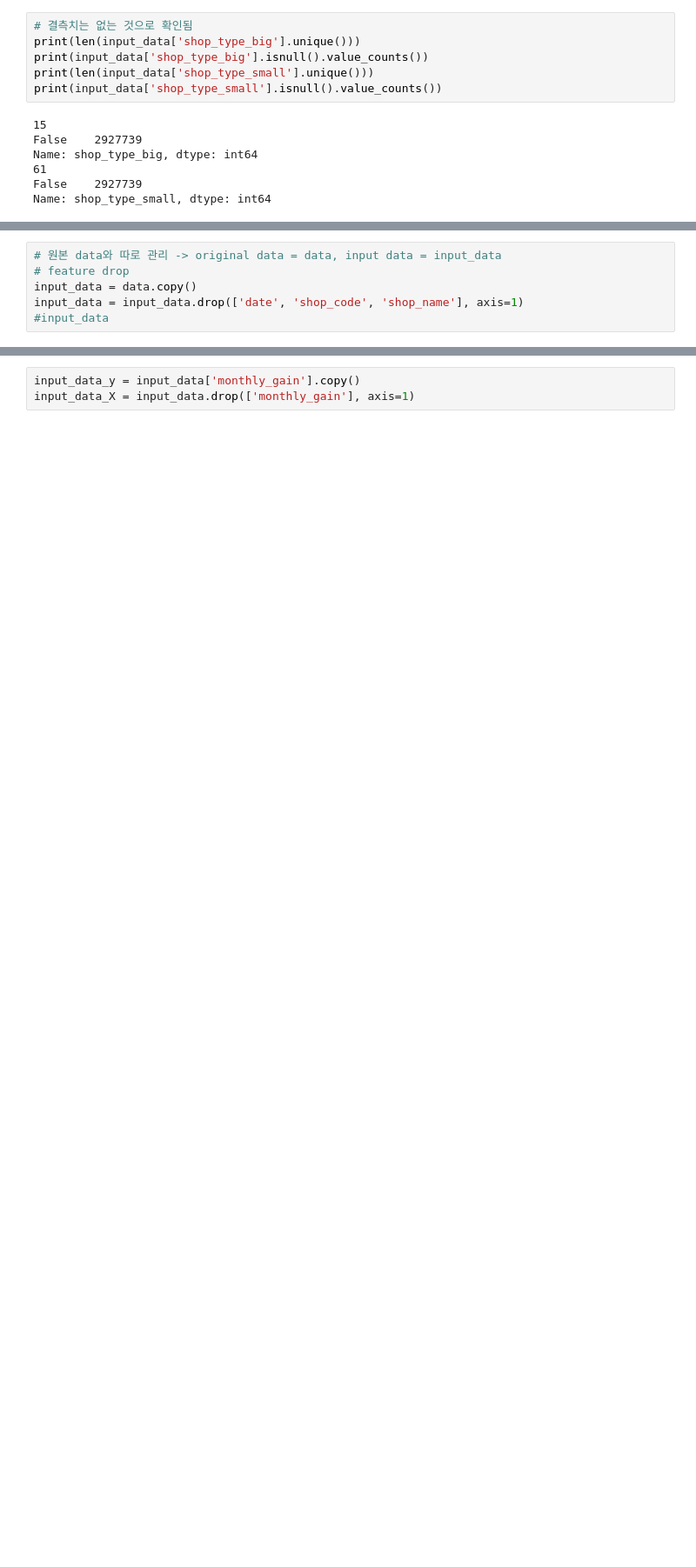
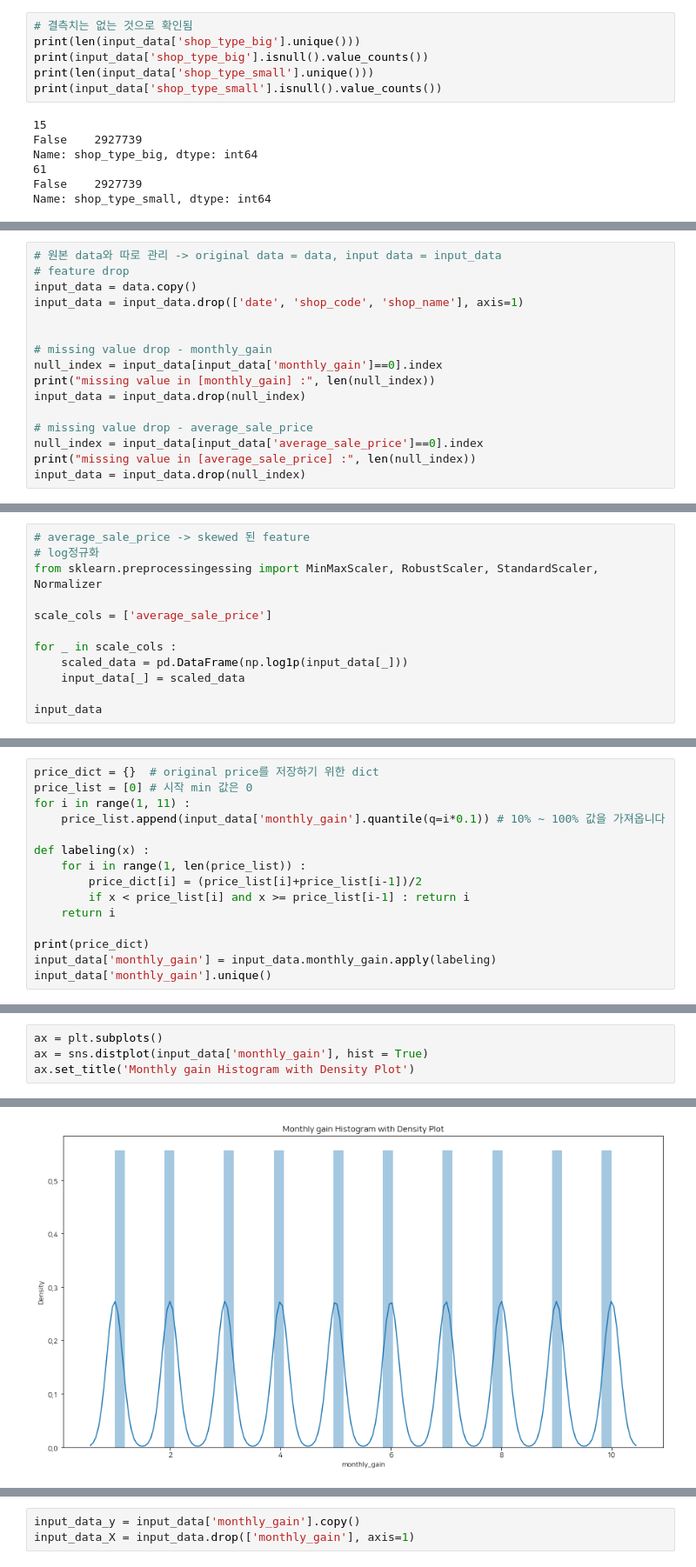
Before and after one commit to iDolphin99/Commerical_data_analysis, a Jupyter notebook: dolphin/baseline_big.ipynb, the cells around one changed output, grey strips where cells are left out. Shown at 87% size. Cells and saved outputs as stored; diff of their text form; blank space fills up the shorter version.

```diff
--- a/dolphin/baseline_big.ipynb
+++ b/dolphin/baseline_big.ipynb
@@ -224,4 +192,14 @@ dtype: object
 # feature drop
 input_data = data.copy()
 input_data = input_data.drop(['date', 'shop_code', 'shop_name'], axis=1)
-#input_data
+
+
+# missing value drop - monthly_gain
+null_index = input_data[input_data['monthly_gain']==0].index
+print("missing value in [monthly_gain] :", len(null_index))
+input_data = input_data.drop(null_index)
+
+# missing value drop - average_sale_price
+null_index = input_data[input_data['average_sale_price']==0].index
+print("missing value in [average_sale_price] :", len(null_index))
+input_data = input_data.drop(null_index)
@@ -347,0 +247,12 @@ from
+# %%
+# average_sale_price -> skewed 된 feature
+# log정규화
+from sklearn.preprocessingessing import MinMaxScaler, RobustScaler, StandardScaler, Normalizer
+
+scale_cols = ['average_sale_price']
+
+for _ in scale_cols :
+    scaled_data = pd.DataFrame(np.log1p(input_data[_]))
+    input_data[_] = scaled_data
+
+input_data
@@ -370,0 +306,15 @@ Name: monthly_gain, Length: 2863443, dtype: int64
+# %%
+price_dict = {}  # original price를 저장하기 위한 dict
+price_list = [0] # 시작 min 값은 0
+for i in range(1, 11) :
+    price_list.append(input_data['monthly_gain'].quantile(q=i*0.1)) # 10% ~ 100% 값을 가져옵니다
+
+def labeling(x) :
+    for i in range(1, len(price_list)) :
+        price_dict[i] = (price_list[i]+price_list[i-1])/2
+        if x < price_list[i] and x >= price_list[i-1] : return i
+    return i
+
+print(price_dict)
+input_data['monthly_gain'] = input_data.monthly_gain.apply(labeling)
+input_data['monthly_gain'].unique()
@@ -370,0 +330,5 @@ Name: monthly_gain, Length: 2863443, dtype: int64
+# %%
+ax = plt.subplots()
+ax = sns.distplot(input_data['monthly_gain'], hist = True)
+ax.set_title('Monthly gain Histogram with Density Plot')
+# %% [output]
@@ -370,0 +336 @@ Name: monthly_gain, Length: 2863443, dtype: int64
+[figure, added]
```
Also changed, not shown: parts of 34 cells of this notebook.
